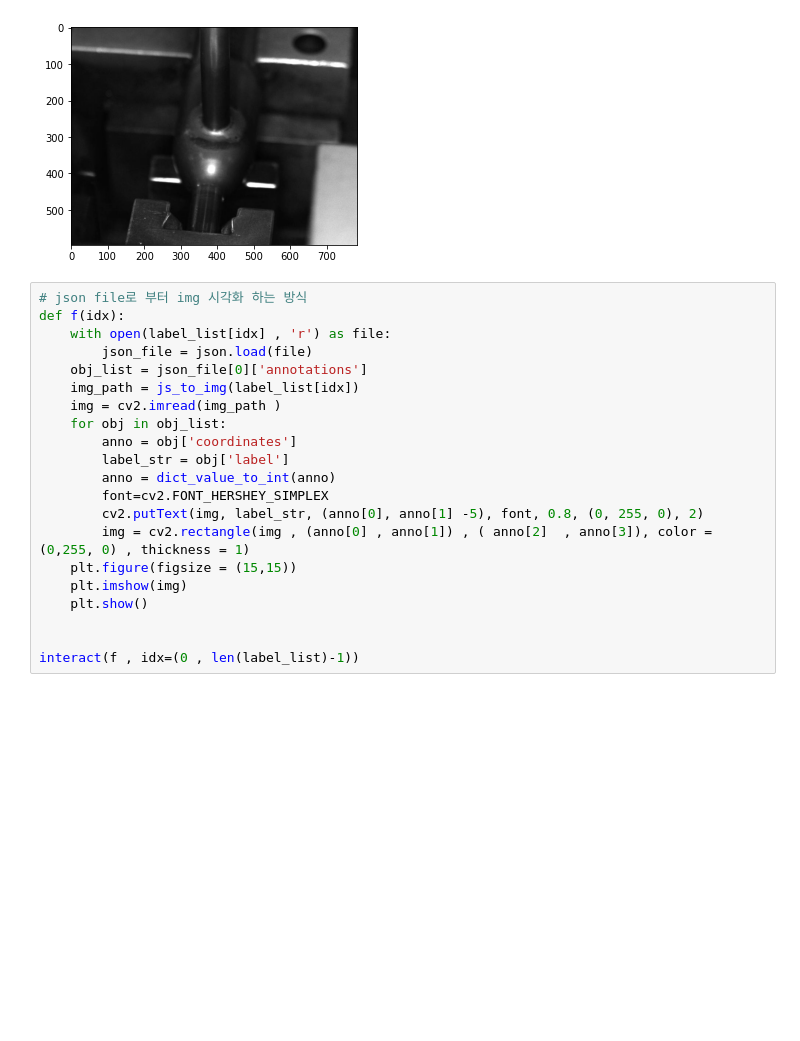
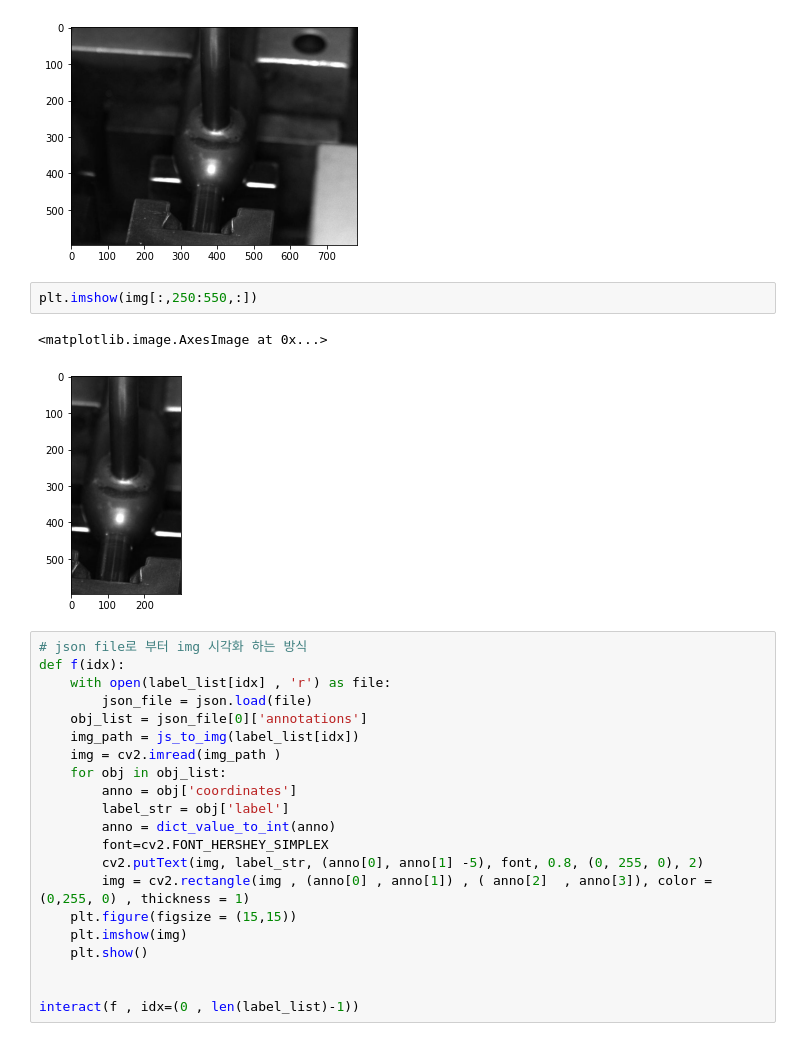
Before and after one commit to pythonzz0622/manufacturing_defect_detection, a Jupyter notebook: script/data_visualization.ipynb, the cells around one changed output. Cells and saved outputs as stored; diff of their text form; blank space fills up the shorter version.

```diff
--- a/script/data_visualization.ipynb
+++ b/script/data_visualization.ipynb
@@ -47,6 +47,11 @@ plt.imshow(img)
 plt.show()
 # %% [output]
 [figure]
+# %%
+plt.imshow(img[:,250:550,:])
+# %% [output]
+<matplotlib.image.AxesImage at 0x...>
+[figure, added]
 # %%
 # json file로 부터 img 시각화 하는 방식
 def f(idx):
```
Also changed, not shown: 17 other files.
